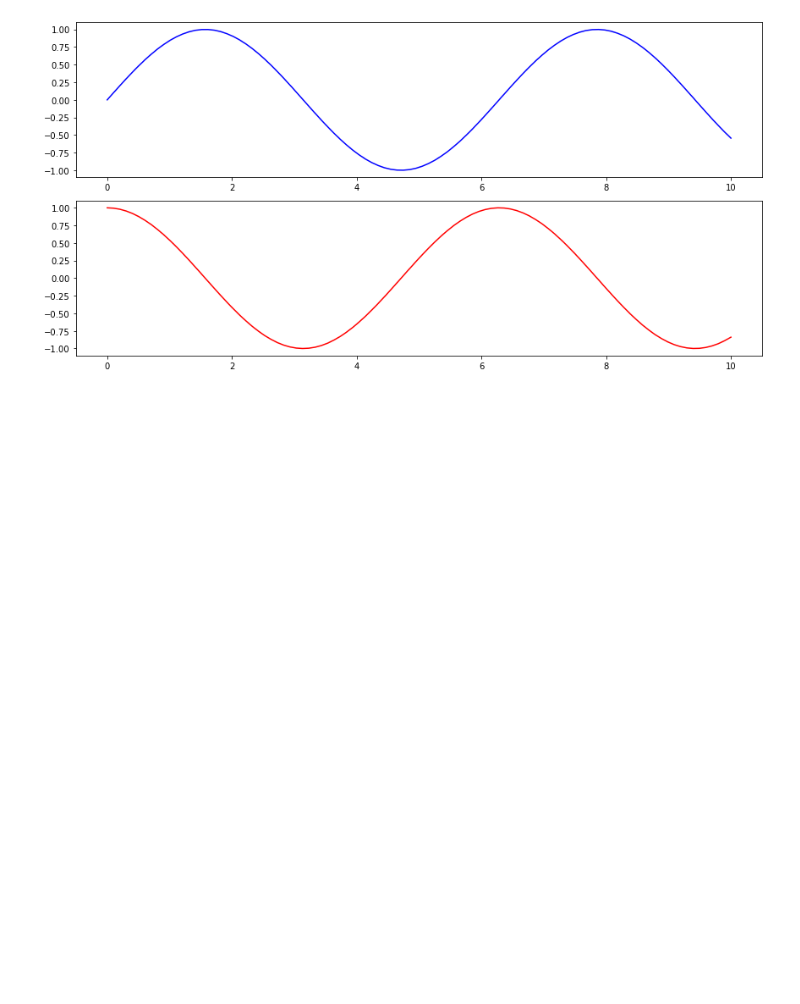
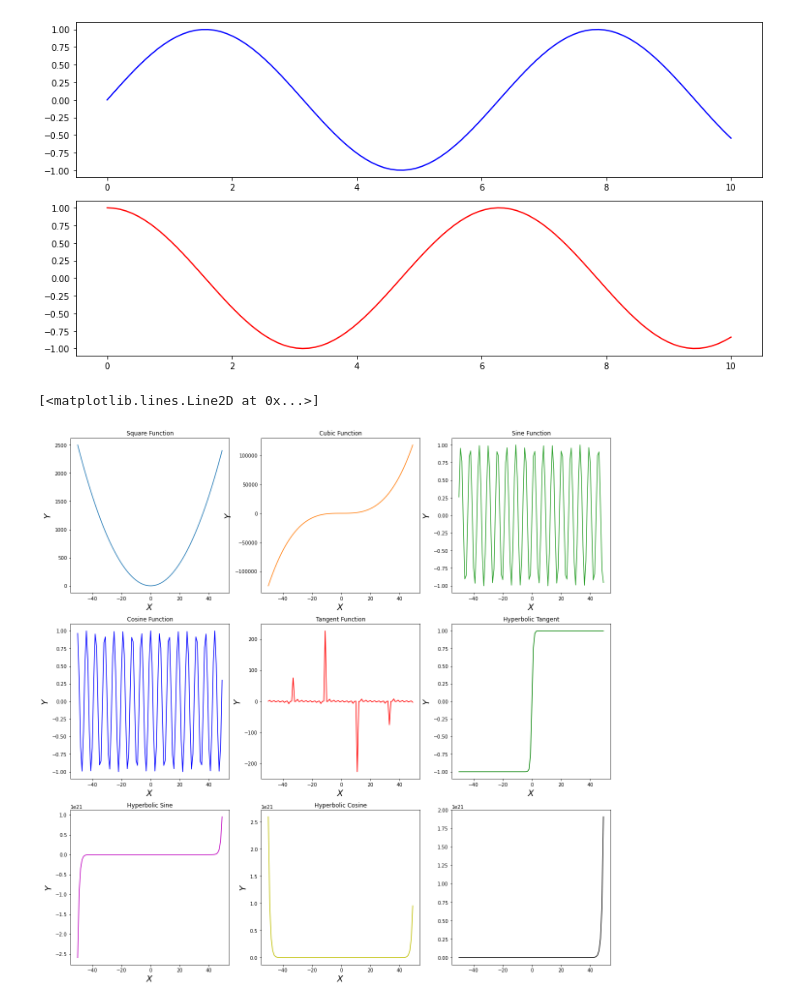
Before and after one commit to uannabi/MatPlotLibGraph, a Jupyter notebook: LineGraph.ipynb, the cells around one changed output. Saved outputs shown, nothing was run; the diff lists cells and outputs as text; code cells hidden in the pictures; blank space fills up the shorter version.

```diff
--- a/LineGraph.ipynb
+++ b/LineGraph.ipynb
@@ -253,3 +253,52 @@ plt.tight_layout()
 plt.show()
 # %% [output]
 [figure]
+# %%
+# # Display multiple plots in one figure using subplots()
+x = np.arange(-50,50)
+y1 = np.power(x,2)
+y2 = np.power(x,3)
+y3 = np.sin(x)
+y4 = np.cos(x)
+y5 = np.tan(x)
+y6 = np.tanh(x)
+y7 = np.sinh(x)
+y8 = np.cosh(x)
+y9 = np.exp(x)
+fig1 , ax1 = plt.subplots(nrows=3,ncols=3 , figsize = (20,20)) # Create a figure and subplo
+ax1[0,0].plot(x,y1,"tab:blue") # set the color of the line chart
+ax1[0,0].set_title("Square Function") # setting title of subplot
+ax1[0,0].set_xlabel(r'$X$' , fontsize = 18) #Set the label for the x-axis
+ax1[0,0].set_ylabel(r'$Y$' , fontsize = 18) #Set the label for the y-axis
+ax1[0,1].plot(x,y2,"tab:orange")
+ax1[0,1].set_title("Cubic Function")
+ax1[0,1].set_xlabel(r'$X$' , fontsize = 18)
+ax1[0,1].set_ylabel(r'$Y$' , fontsize = 18)
+ax1[0,2].plot(x,y3,"tab:green")
+ax1[0,2].set_title("Sine Function")
+ax1[0,2].set_xlabel(r'$X$' , fontsize = 18)
+ax1[0,2].set_ylabel(r'$Y$' , fontsize = 18)
+ax1[1,0].plot(x,y4,"b-")
+ax1[1,0].set_title("Cosine Function")
+ax1[1,0].set_xlabel(r'$X$' , fontsize = 18)
+ax1[1,0].set_ylabel(r'$Y$' , fontsize = 18)
+ax1[1,1].plot(x,y5,"r-")
+ax1[1,1].set_title("Tangent Function")
+ax1[1,1].set_xlabel(r'$X$' , fontsize = 18)
+ax1[1,1].set_ylabel(r'$Y$' , fontsize = 18)
+ax1[1,2].plot(x,y6,"g-")
+ax1[1,2].set_title("Hyperbolic Tangent")
+ax1[1,2].set_xlabel(r'$X$' , fontsize = 18)
+ax1[1,2].set_ylabel(r'$Y$' , fontsize = 18)
+ax1[2,0].plot(x,y7,"m-")
+ax1[2,0].set_title("Hyperbolic Sine")
+ax1[2,0].set_xlabel(r'$X$' , fontsize = 18)
+ax1[2,0].set_ylabel(r'$Y$' , fontsize = 18)
+ax1[2,1].plot(x,y8,"y-")
+ax1[2,1].set_title("Hyperbolic Cosine")
+ax1[2,1].set_xlabel(r'$X$' , fontsize = 18)
+ax1[2,1].set_ylabel(r'$Y$' , fontsize = 18)
+ax1[2,2].plot(x,y9,"k-")
+# %% [output]
+[<matplotlib.lines.Line2D at 0x...>]
+[figure, added]
```
